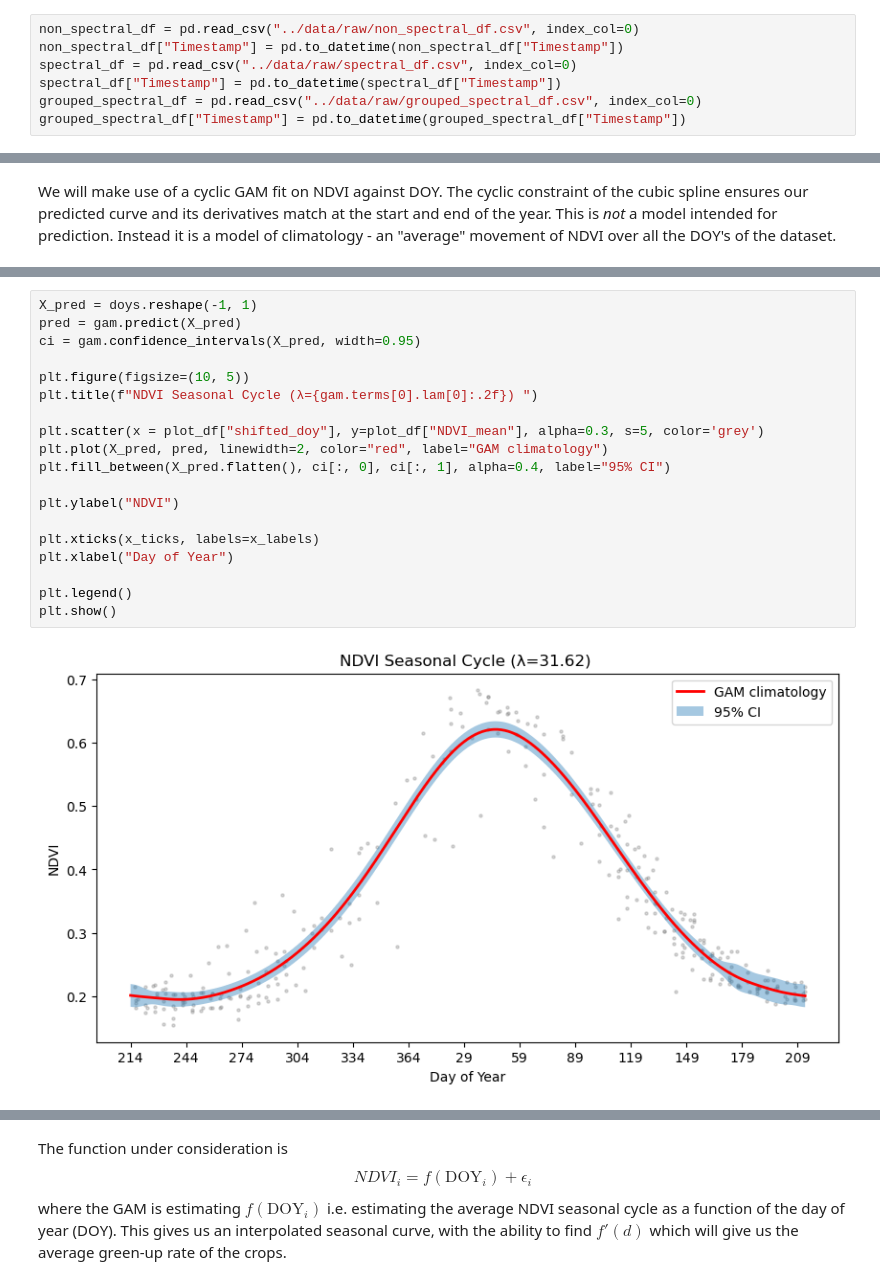
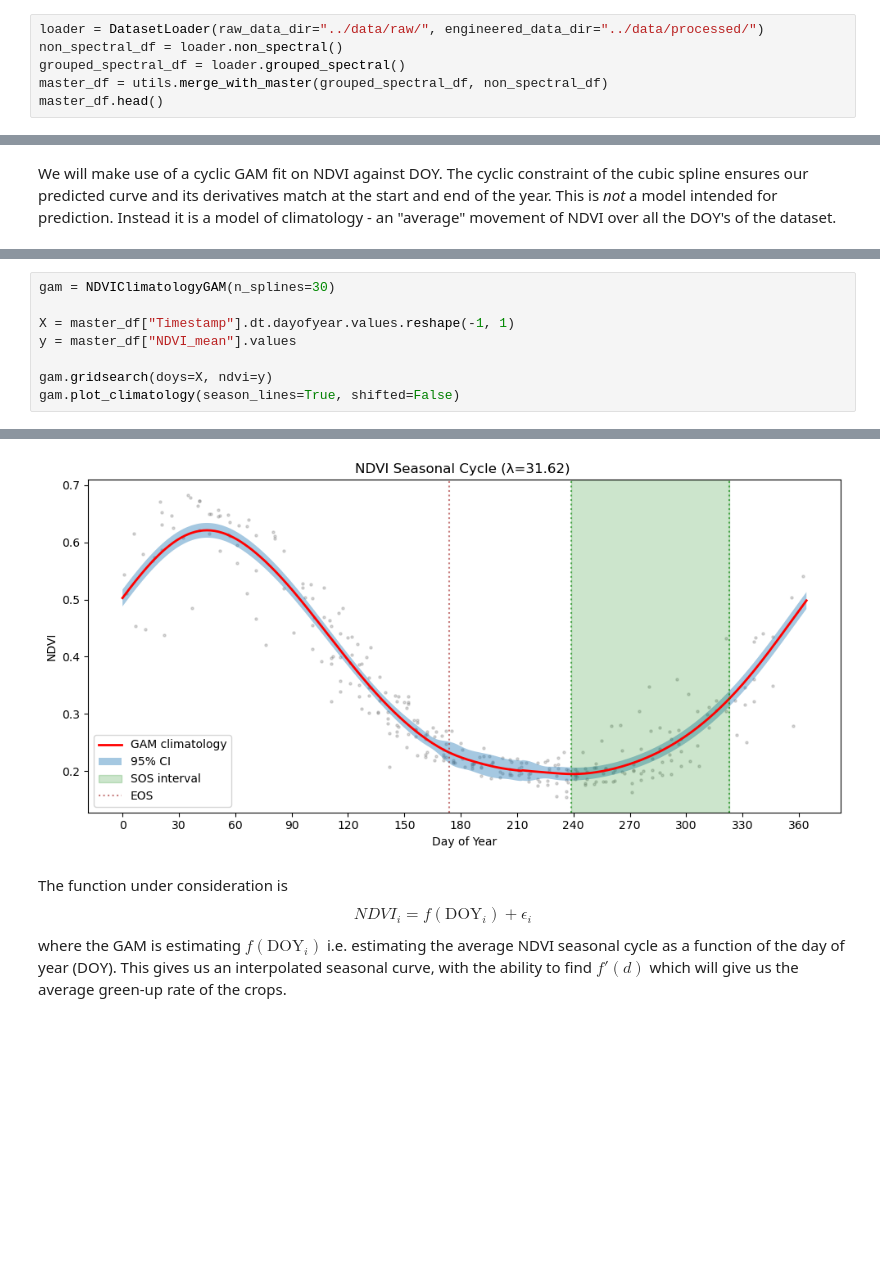
Before and after one commit to asembreek/fieldlens, a Jupyter notebook: notebooks/2. Feature Engineering.ipynb, the cells around one changed output, grey strips where cells are left out. Drawn from its saved outputs; the diff is of its cells as text; blank space fills up the shorter version.

```diff
--- a/notebooks/2. Feature Engineering.ipynb
+++ b/notebooks/2. Feature Engineering.ipynb
@@ -33,7 +31,6 @@ from pygam import LinearGAM, s
 # %%
-non_spectral_df = pd.read_csv("../data/raw/non_spectral_df.csv", index_col=0)
-non_spectral_df["Timestamp"] = pd.to_datetime(non_spectral_df["Timestamp"])
-spectral_df = pd.read_csv("../data/raw/spectral_df.csv", index_col=0)
-spectral_df["Timestamp"] = pd.to_datetime(spectral_df["Timestamp"])
-grouped_spectral_df = pd.read_csv("../data/raw/grouped_spectral_df.csv", index_col=0)
-grouped_spectral_df["Timestamp"] = pd.to_datetime(grouped_spectral_df["Timestamp"])
+loader = DatasetLoader(raw_data_dir="../data/raw/", engineered_data_dir="../data/processed/")
+non_spectral_df = loader.non_spectral()
+grouped_spectral_df = loader.grouped_spectral()
+master_df = utils.merge_with_master(grouped_spectral_df, non_spectral_df)
+master_df.head()
@@ -187,21 +138,9 @@ print(X.shape)
-# %%
-X_pred = doys.reshape(-1, 1)
-pred = gam.predict(X_pred)
-ci = gam.confidence_intervals(X_pred, width=0.95)
-
-plt.figure(figsize=(10, 5))
-plt.title(f"NDVI Seasonal Cycle (λ={gam.terms[0].lam[0]:.2f}) ")
-
-plt.scatter(x = plot_df["shifted_doy"], y=plot_df["NDVI_mean"], alpha=0.3, s=5, color='grey')
-plt.plot(X_pred, pred, linewidth=2, color="red", label="GAM climatology")
-plt.fill_between(X_pred.flatten(), ci[:, 0], ci[:, 1], alpha=0.4, label="95% CI")
-
-plt.ylabel("NDVI")
-
-plt.xticks(x_ticks, labels=x_labels)
-plt.xlabel("Day of Year")
-
-plt.legend()
-plt.show()
-# %% [output]
-[figure, removed]
+# %%
+gam = NDVIClimatologyGAM(n_splines=30)
+
+X = master_df["Timestamp"].dt.dayofyear.values.reshape(-1, 1)
+y = master_df["NDVI_mean"].values
+
+gam.gridsearch(doys=X, ndvi=y)
+gam.plot_climatology(season_lines=True, shifted=False)
+# %% [output]
@@ -208,3 +148,4 @@ plt.show()
+[figure, added]
 # %% [markdown]
 The function under consideration is $$NDVI_i = f(\text{DOY}_i)+\epsilon_i$$
 where the GAM is estimating $f(\text{DOY}_i)$ i.e. estimating the average NDVI seasonal cycle as a function of the day of year (DOY). This gives us an interpolated seasonal curve, with the ability to find $f'(d)$ which will give us the average green-up rate of the crops.
```
Also changed, not shown: parts of 79 cells of this notebook, 4 other files.
